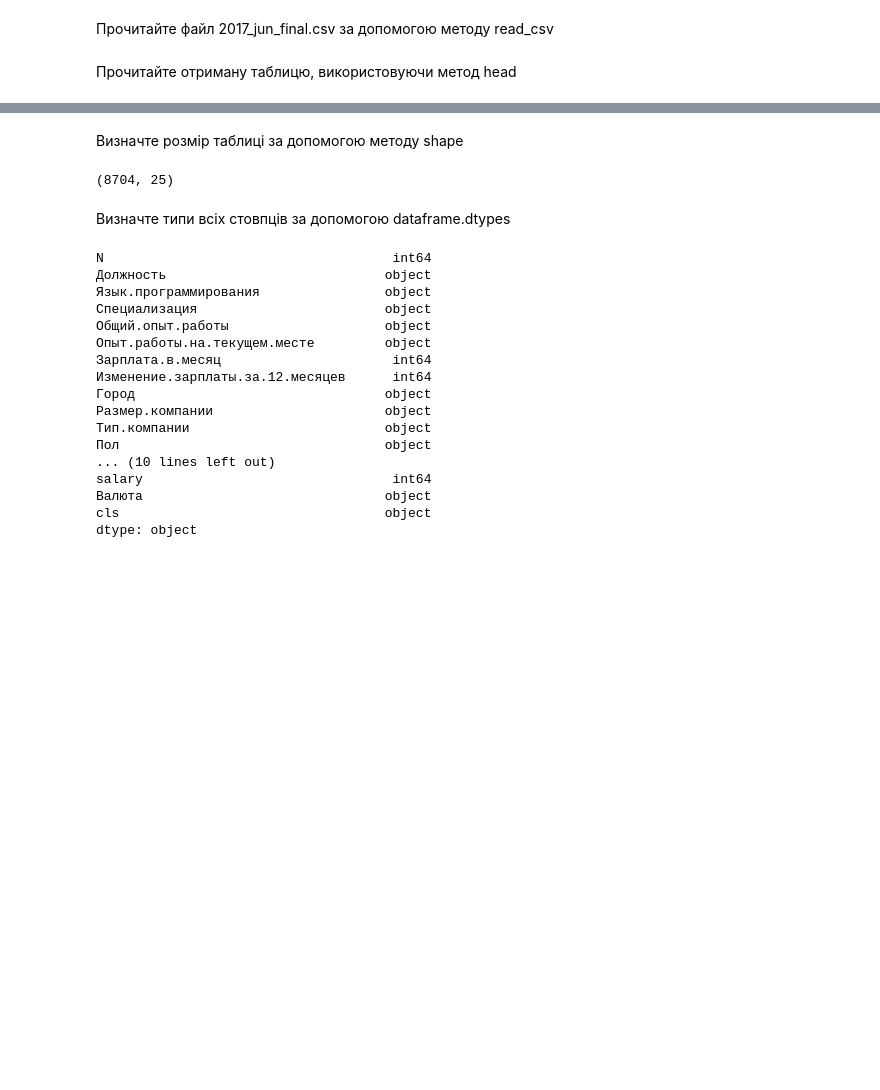
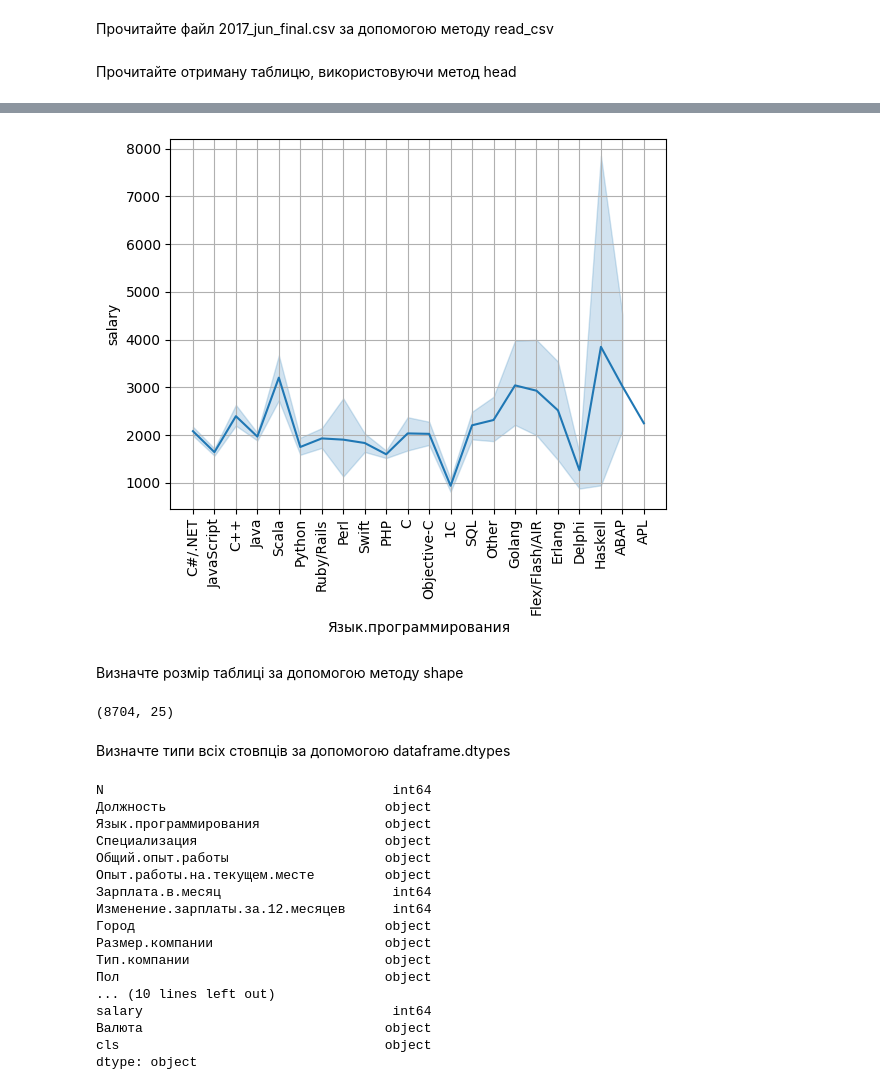
Before and after one commit to Unfeir/DS, a Jupyter notebook: Hw2_2.ipynb, the cells around one changed output, grey strips where cells are left out. Drawn from its saved outputs; the diff is of its cells as text; code cells hidden in the pictures; blank space fills up the shorter version.

```diff
--- a/Hw2_2.ipynb
+++ b/Hw2_2.ipynb
@@ -26,3 +29,10 @@ print(df.head())
+# %%
+sns.lineplot(data=df, x="Язык.программирования", y="salary")
+axes = plt.gca()
+axes.set_xticklabels(axes.get_xticklabels(), rotation=90)
+plt.grid();
+# %% [output]
+[figure, added]
 # %% [markdown]
  Визначте розмір таблиці за допомогою методу shape
 # %%
```
Also changed, not shown: parts of 10 cells of this notebook.
